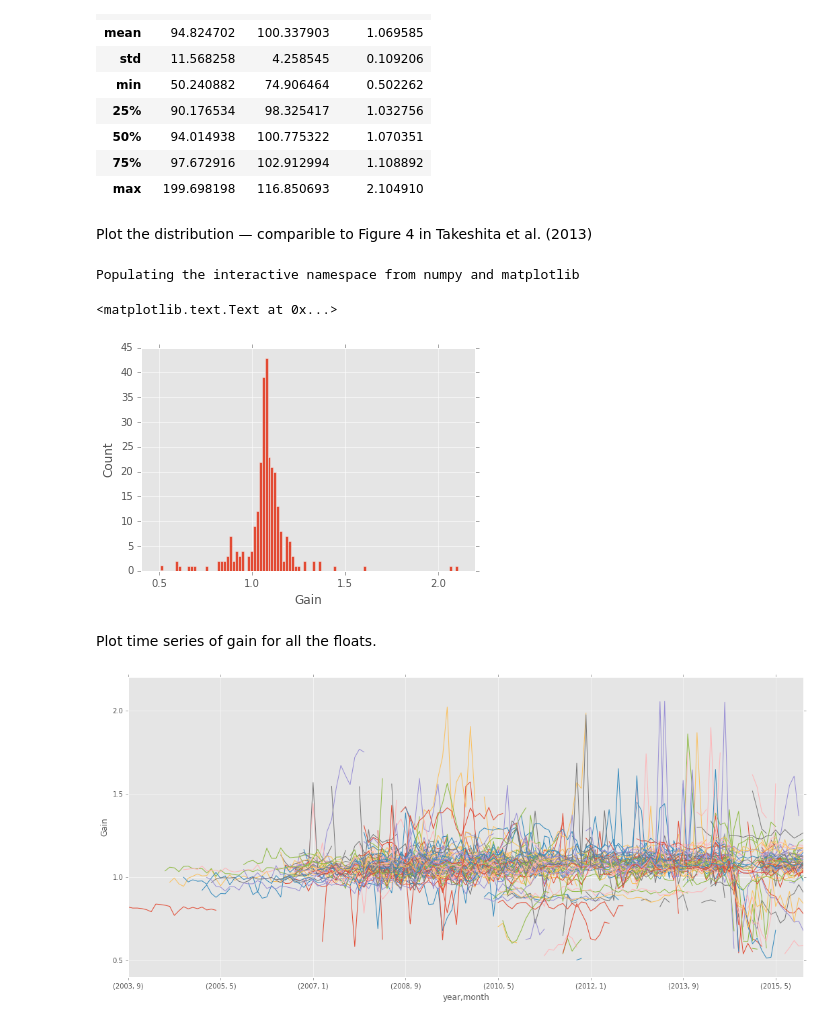
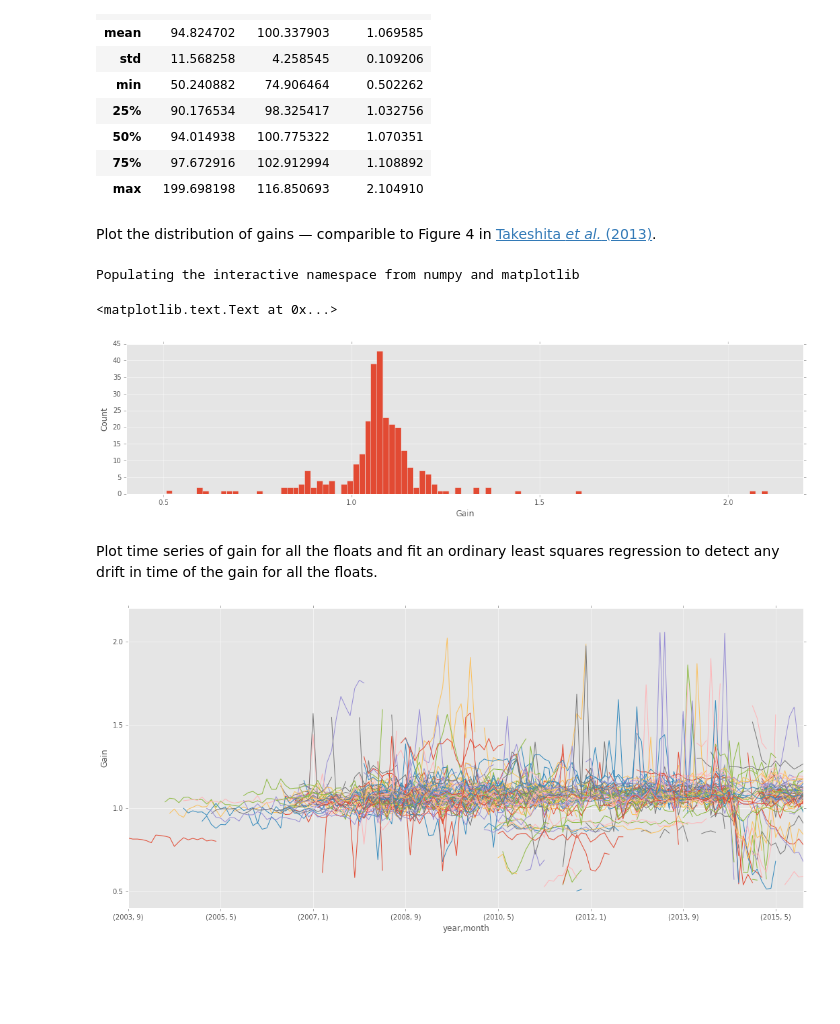
Before and after one commit to biofloat/biofloat, a Jupyter notebook: notebooks/calibrate_all_oxygen_floats.ipynb, the cells around one changed output. Cells and saved outputs as stored; diff of their text form; code cells hidden in the pictures; blank space fills up the shorter version.

```diff
--- a/notebooks/calibrate_all_oxygen_floats.ipynb
+++ b/notebooks/calibrate_all_oxygen_floats.ipynb
@@ -79,20 +79,21 @@ qdf.describe()
 | 75% | 97.672916 | 102.912994 | 1.108892 |
 | max | 199.698198 | 116.850693 | 2.104910 |
 # %% [markdown]
-Plot the distribution &mdash; comparible to Figure 4 in Takeshita et al. (2013)
+Plot the distribution of gains &mdash; comparible to Figure 4 in [Takeshita _et al._ (2013)](http://onlinelibrary.wiley.com/doi/10.1002/jgrc.20399/abstract).
 # %%
 %pylab inline
 import pylab as plt
+plt.rcParams['figure.figsize'] = (18.0, 4.0)
 plt.style.use('ggplot')
 ax = qdf.groupby('wmo').mean().gain.hist(bins=100)
 ax.set_xlabel('Gain')
 ax.set_ylabel('Count')
 # %% [output]
 Populating the interactive namespace from numpy and matplotlib
 <matplotlib.text.Text at 0x...>
-[figure, old version]
+[figure, new version]
 # %% [markdown]
-Plot time series of gain for all the floats.
+Plot time series of gain for all the floats and fit an ordinary least squares regression to detect any drift in time of the gain for all the floats.
 # %%
 plt.rcParams['figure.figsize'] = (18.0, 8.0)
 ax = qdf.unstack(level='wmo').gain.plot()
```
Also changed, not shown: parts of 4 cells of this notebook.
